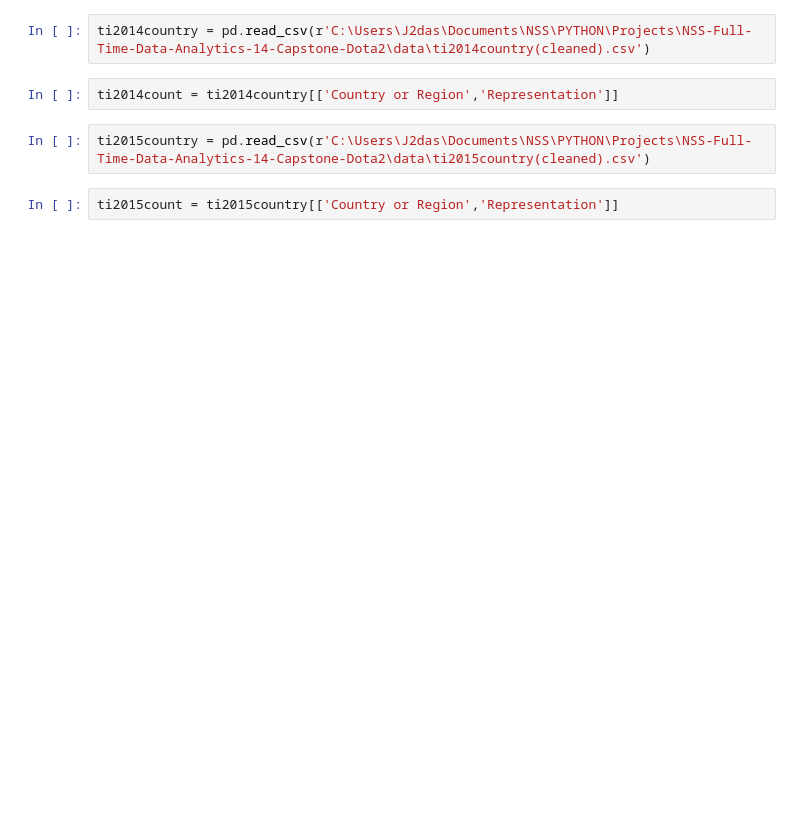
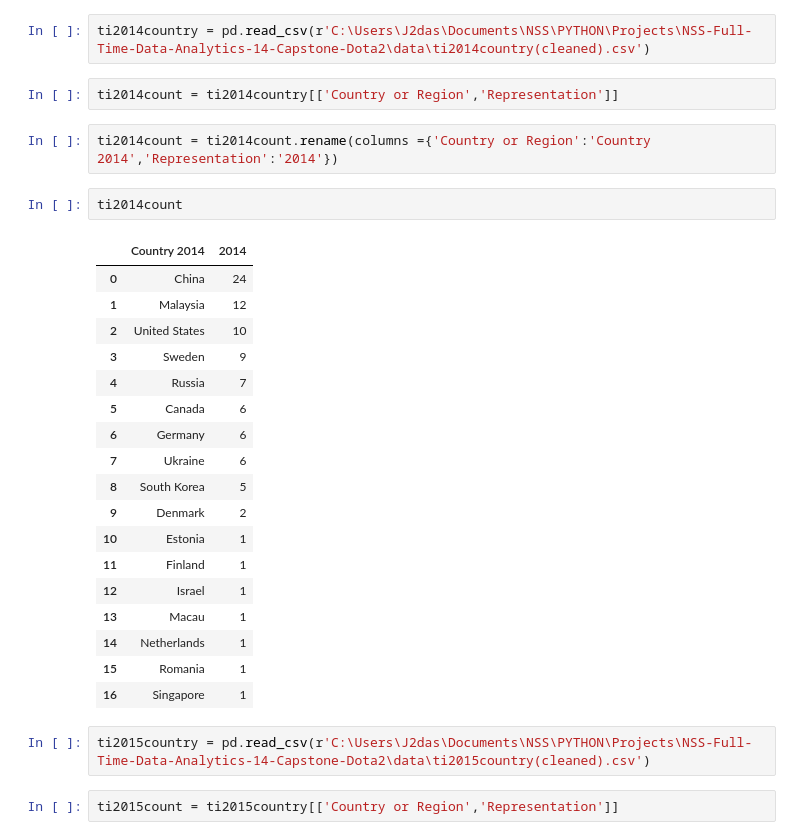
Before and after one commit to j2das1/NSS-Full-Time-Data-Analytics-14-Capstone-Dota2, a Jupyter notebook: Notebooks/capstone-project.ipynb, the cells around one changed output. Drawn from its saved outputs; the diff is of its cells as text; blank space fills up the shorter version.

```diff
--- a/Notebooks/capstone-project.ipynb
+++ b/Notebooks/capstone-project.ipynb
@@ -45,6 +87,29 @@ ti2013count = ti2013country[['Country or Region','Representation']]
 ti2014country = pd.read_csv(r'C:\Users\J2das\Documents\NSS\PYTHON\Projects\NSS-Full-Time-Data-Analytics-14-Capstone-Dota2\data\ti2014country(cleaned).csv')
 # %%
 ti2014count = ti2014country[['Country or Region','Representation']]
+# %%
+ti2014count = ti2014count.rename(columns ={'Country or Region':'Country 2014','Representation':'2014'})
+# %%
+ti2014count
+# %% [output]
+|  | Country 2014 | 2014 |
+| 0 | China | 24 |
+| 1 | Malaysia | 12 |
+| 2 | United States | 10 |
+| 3 | Sweden | 9 |
+| 4 | Russia | 7 |
+| 5 | Canada | 6 |
+| 6 | Germany | 6 |
+| 7 | Ukraine | 6 |
+| 8 | South Korea | 5 |
+| 9 | Denmark | 2 |
+| 10 | Estonia | 1 |
+| 11 | Finland | 1 |
+| 12 | Israel | 1 |
+| 13 | Macau | 1 |
+| 14 | Netherlands | 1 |
+| 15 | Romania | 1 |
+| 16 | Singapore | 1 |
 # %%
 ti2015country = pd.read_csv(r'C:\Users\J2das\Documents\NSS\PYTHON\Projects\NSS-Full-Time-Data-Analytics-14-Capstone-Dota2\data\ti2015country(cleaned).csv')
 # %%
```
Also changed, not shown: parts of 23 cells of this notebook, 1 other file.
